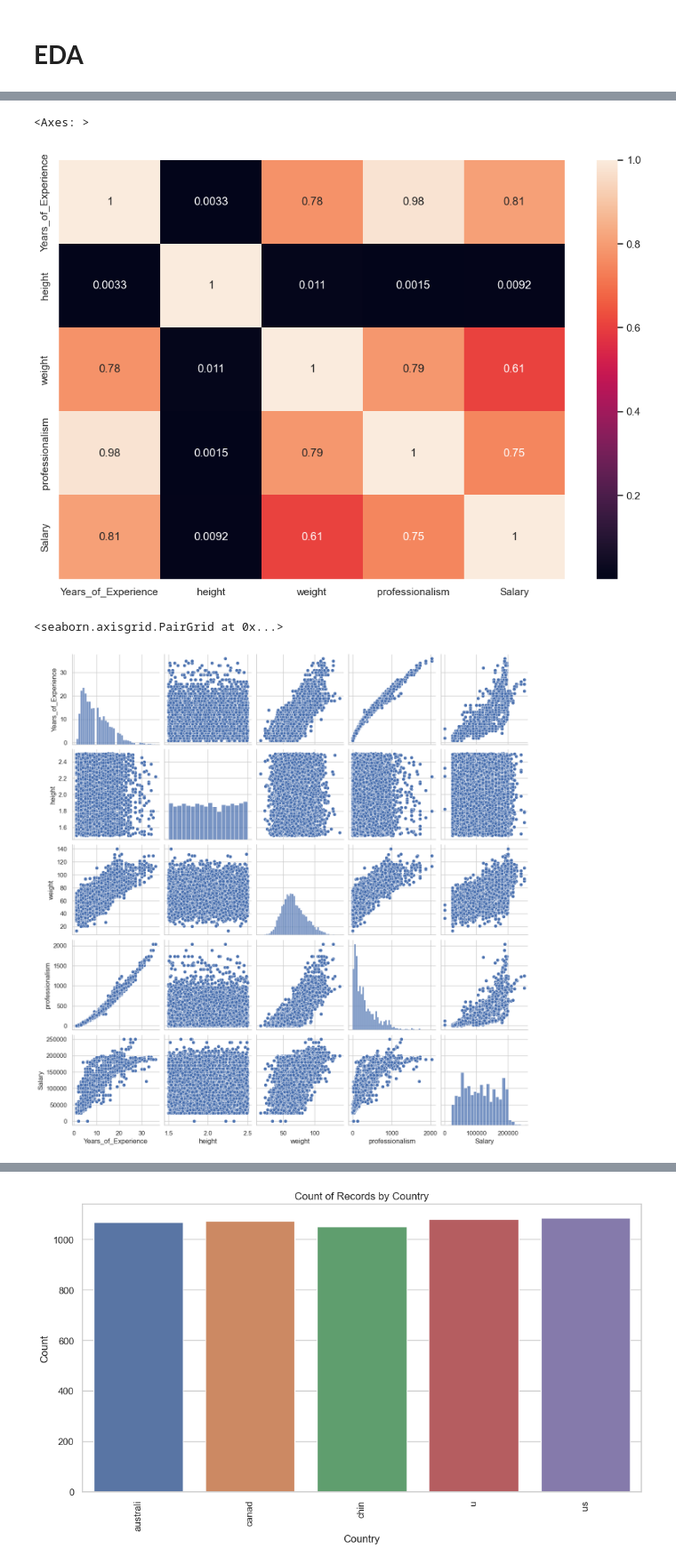
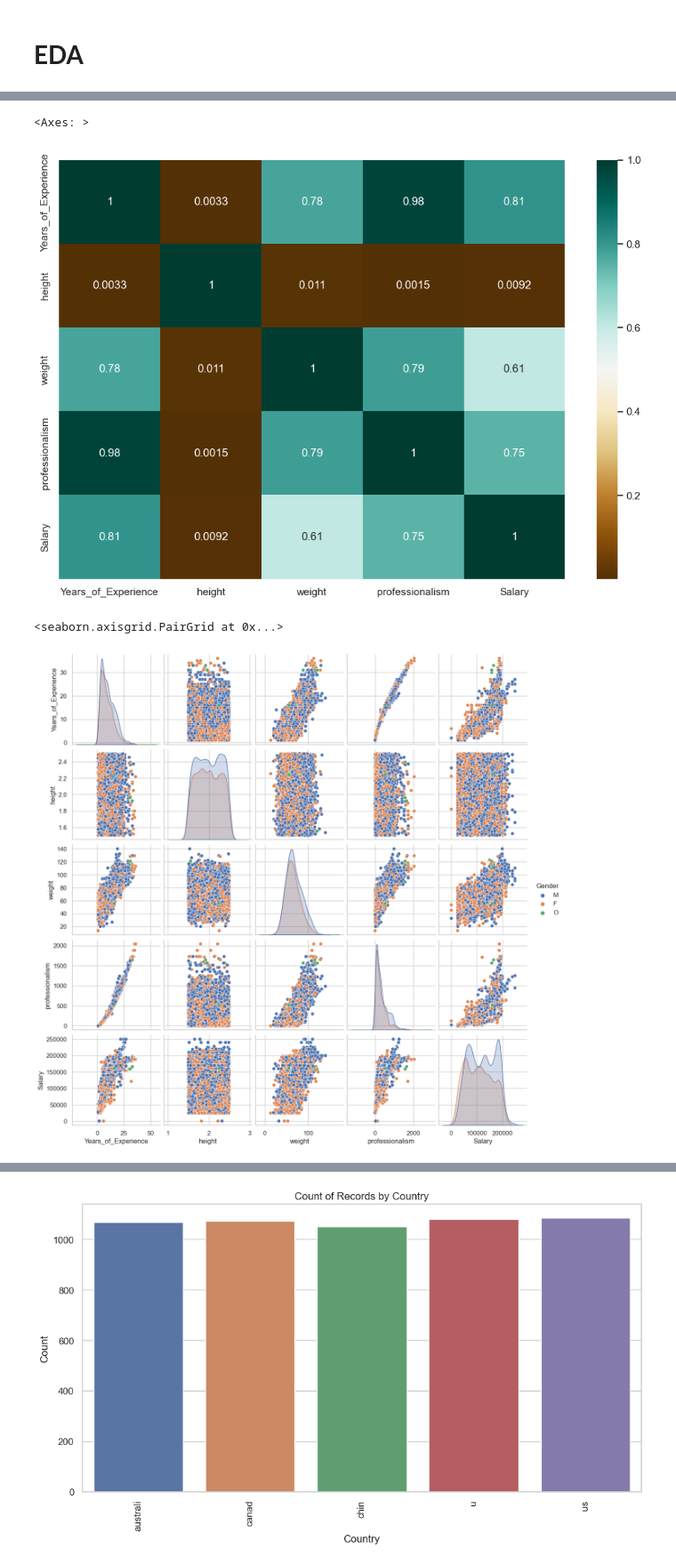
Before and after one commit to Saarle/Regression-Project, a Jupyter notebook: Regression_Project_.ipynb, the cells around one changed output, grey strips where cells are left out. Shown at 89% size. Drawn from its saved outputs; the diff is of its cells as text; code cells hidden in the pictures.

```diff
--- a/Regression_Project_.ipynb
+++ b/Regression_Project_.ipynb
@@ -84,0 +100,9 @@ data.drop('Unnamed: 0' ,axis = 1,inplace = True)
+# %%
+# check and drop duplicated columns
+
+def drop_duplicate_columns(data):
+    columns_to_keep = data.T[~data.T.duplicated()].index
+
+    return data[columns_to_keep]
+
+data = drop_duplicate_columns(data)
@@ -106,12 +136,12 @@ id
 # %%
 cor = data.corr()
 plt.figure(figsize=(12, 8))
-sns.heatmap(cor , annot= True)
+sns.heatmap(cor , annot= True,cmap='BrBG')
 # %% [output]
 <Axes: >
-[figure, old version]
+[figure, new version]
 # %%
-sns.pairplot(data)
+sns.pairplot(data,hue = 'Gender')
 # %% [output]
 <seaborn.axisgrid.PairGrid at 0x...>
-[figure, old version]
+[figure, new version]
```
Also changed, not shown: parts of 21 cells of this notebook.
